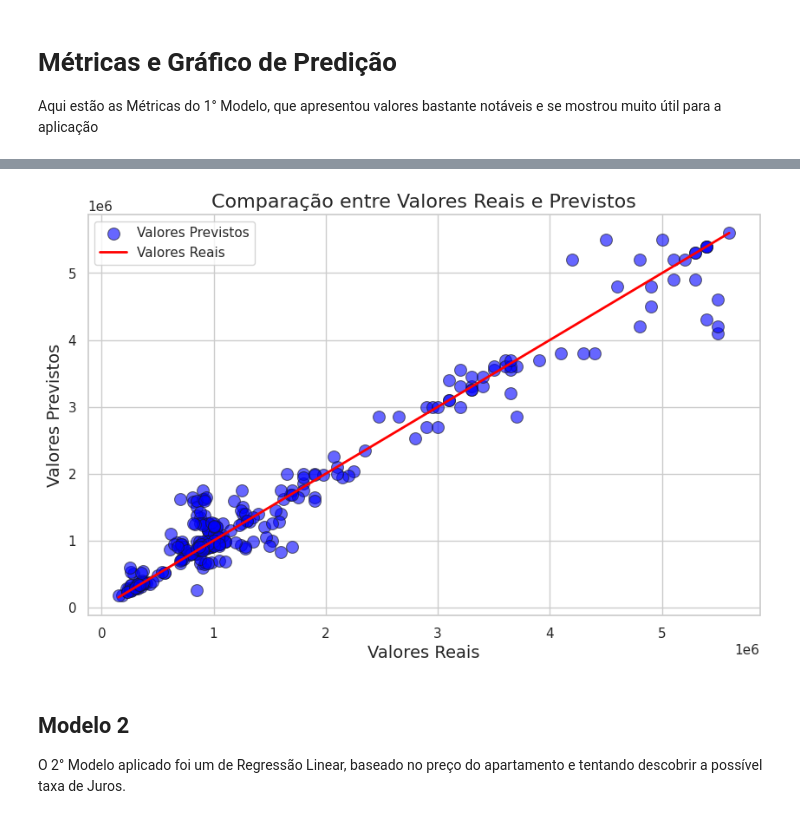
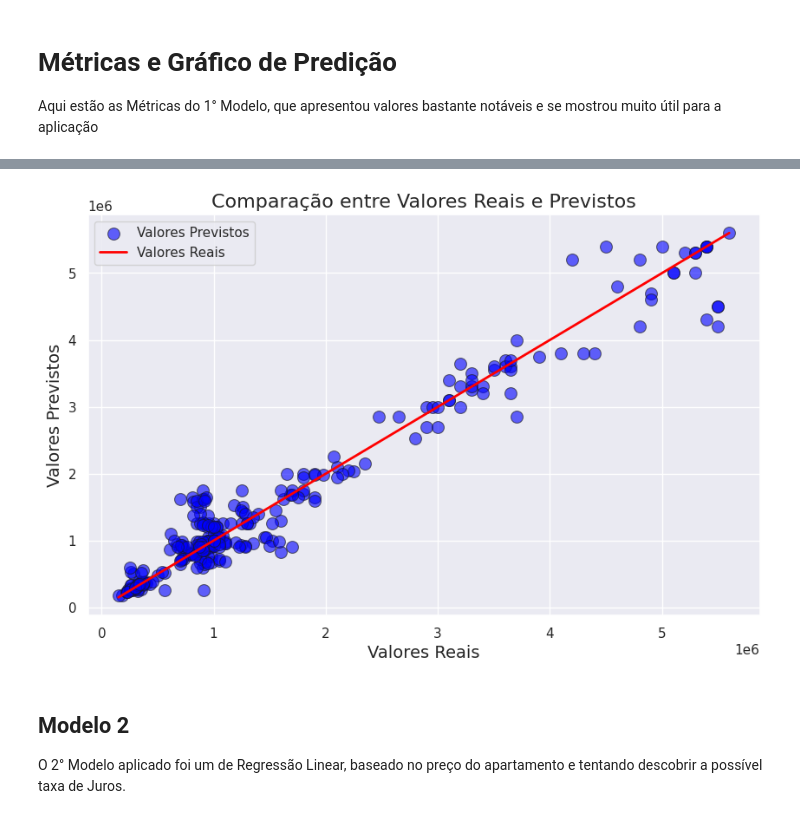
Before and after one commit to athospugliese/machinelearning_unicap, a Jupyter notebook: Projeto_Curso_Saulo_e_Athos.ipynb, the cells around one changed output, grey strips where cells are left out. Drawn from its saved outputs; the diff is of its cells as text; code cells hidden in the pictures.

```diff
--- a/Projeto_Curso_Saulo_e_Athos.ipynb
+++ b/Projeto_Curso_Saulo_e_Athos.ipynb
@@ -190,18 +190,18 @@ R²: 0.9527709125300472
 # %%
 y_pred = modelDTR1.predict(X_test)
 
-sns.set(style="whitegrid")
+sns.set(style="dark")
 
 plt.figure(figsize=(10, 6))
 sns.scatterplot(x=y_test, y=y_pred, s=100, color='blue', edgecolor='k', alpha=0.6, label = "Valores Previstos")
 sns.lineplot(x=[y_test.min(), y_test.max()], y=[y_test.min(), y_test.max()], color='red', lw=2, label = "Valores Reais")
 plt.xlabel('Valores Reais', fontsize=14)
 plt.ylabel('Valores Previstos', fontsize=14)
 plt.title('Comparação entre Valores Reais e Previstos', fontsize=16)
 plt.grid(True)
 plt.show()
 # %% [output]
-[figure, old version]
+[figure, new version]
 # %% [markdown]
 ## **Modelo 2**
 
```
Also changed, not shown: parts of 6 cells of this notebook.
